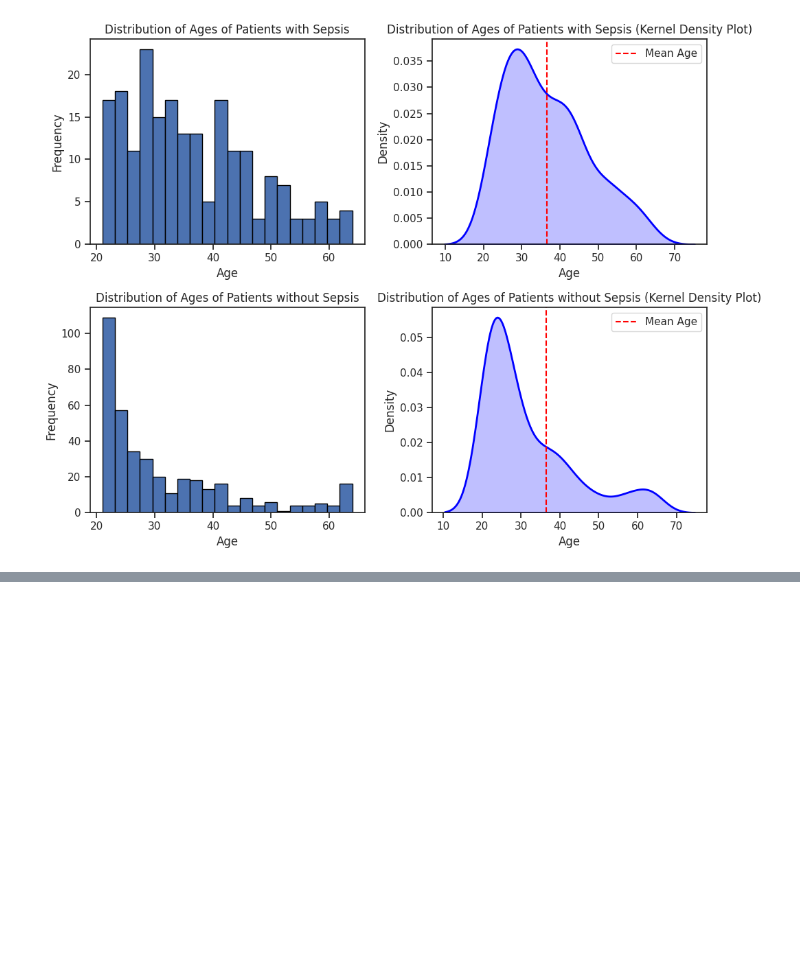
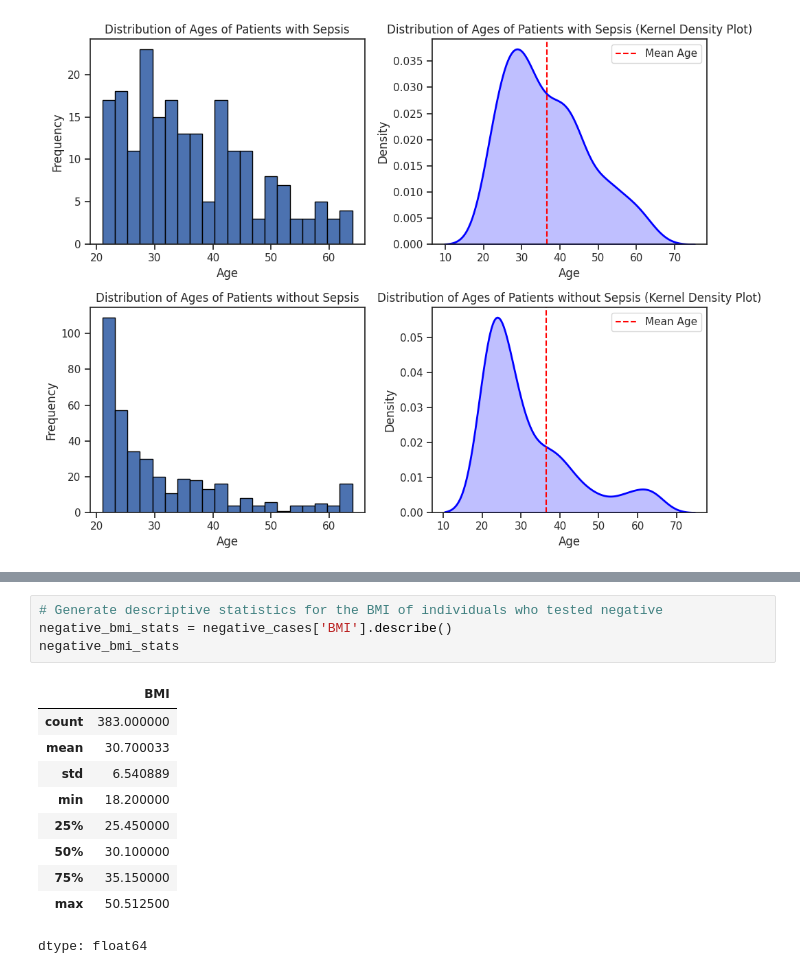
Before and after one commit to sparkysparo/Machine-Learning-for-Early-Prediction-Detection-and-Monitoring-of-Sepsis-in-A-E-and-ICU, a Jupyter notebook: Project_MSC_Machine_Learning_for_Early_Prediction,Detection_and_Monitoring_of_Sepsis_in_A&E_and_ICU_Settings.ipynb, the cells around one changed output, grey strips where cells are left out. Saved outputs shown, nothing was run; the diff lists cells and outputs as text; blank space fills up the shorter version.

```diff
--- a/Project_MSC_Machine_Learning_for_Early_Prediction,Detection_and_Monitoring_of_Sepsis_in_A&E_and_ICU_Settings.ipynb
+++ b/Project_MSC_Machine_Learning_for_Early_Prediction,Detection_and_Monitoring_of_Sepsis_in_A&E_and_ICU_Settings.ipynb
@@ -656,0 +679,15 @@ plt.show()
+# %%
+# Generate descriptive statistics for the BMI of individuals who tested negative
+negative_bmi_stats = negative_cases['BMI'].describe()
+negative_bmi_stats
+# %% [output]
+|  | BMI |
+| count | 383.000000 |
+| mean | 30.700033 |
+| std | 6.540889 |
+| min | 18.200000 |
+| 25% | 25.450000 |
+| 50% | 30.100000 |
+| 75% | 35.150000 |
+| max | 50.512500 |
+dtype: float64
```
Also changed, not shown: parts of 10 cells of this notebook.
